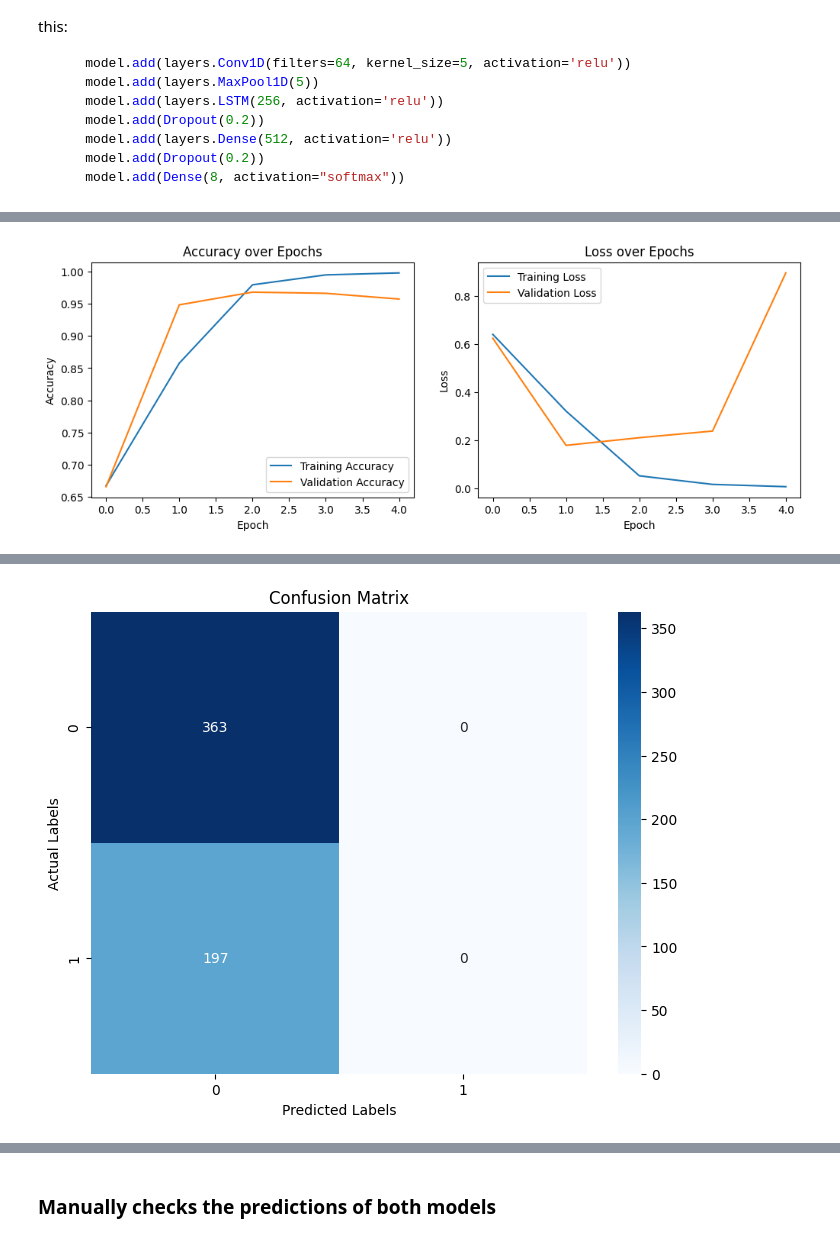
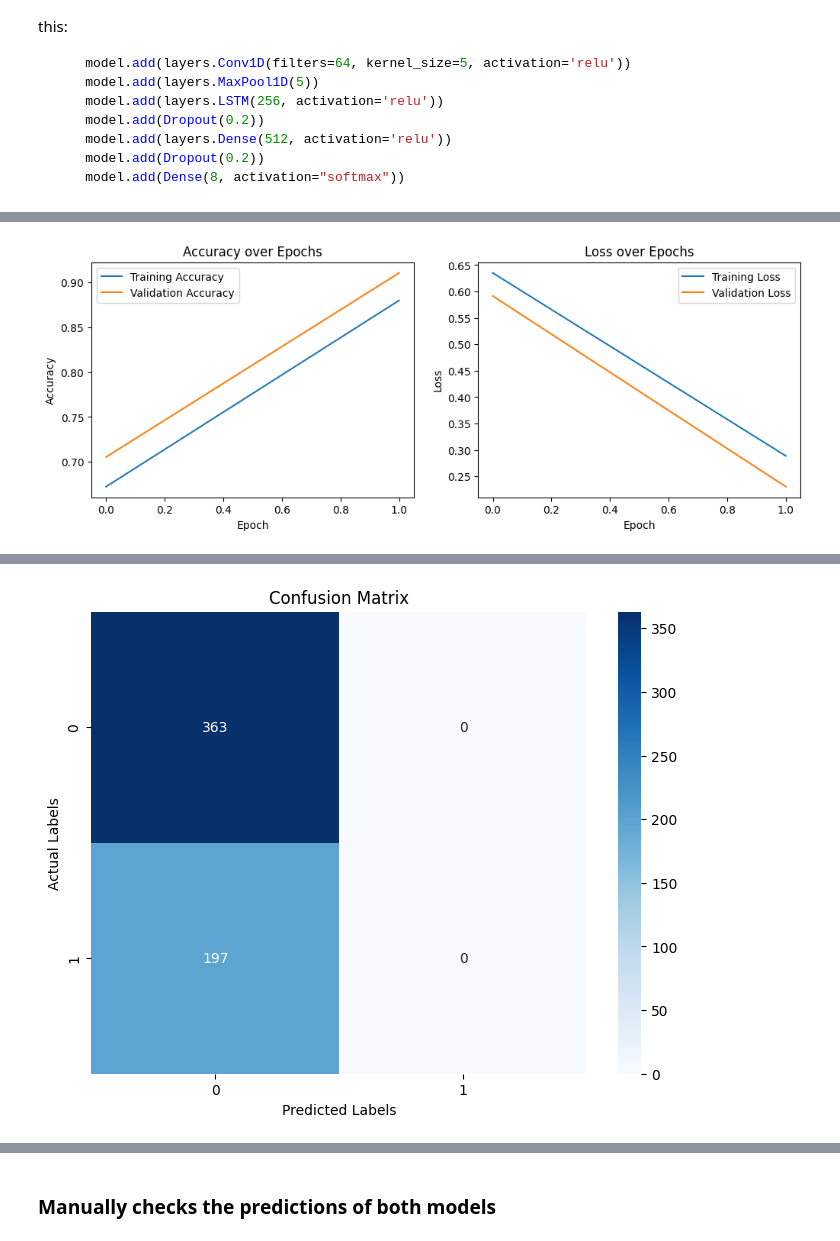
Before and after one commit to Danneftw1/Deep-Learning, a Jupyter notebook: Projekt/projekt.ipynb, the cells around one changed output, grey strips where cells are left out. Cells and saved outputs as stored; diff of their text form; code cells hidden in the pictures.

```diff
--- a/Projekt/projekt.ipynb
+++ b/Projekt/projekt.ipynb
@@ -657,0 +635,37 @@ _________________________________________________________________
+# %%
+def build_binary_model(hp):
+    vocab_size = 2000
+    embedding_dim = hp.Int('embedding_dim', min_value=100, max_value=200, step=100)
+    max_length = 40
+
+    model = Sequential()
+    model.add(Embedding(vocab_size, embedding_dim, input_length=max_length))
+    model.add(Conv1D(filters=hp.Int('conv_filters', 32, 96, step=32),
+                     kernel_size=5,
+                     activation=hp.Choice('conv_activation', ['relu', 'tanh', 'sigmoid'])))
+    model.add(MaxPool1D(5))
+    model.add(LSTM(hp.Int('lstm_units', 128, 384, step=128), activation=hp.Choice('lstm_activation', ['relu', 'tanh', 'sigmoid'])))
+    model.add(Dropout(hp.Float('dropout_1', min_value=0.2, max_value=0.4, step=0.2)))
+    model.add(Dense(hp.Int('dense_units', 128, 384, step=128), activation=hp.Choice('dense_activation', ['relu', 'tanh', 'sigmoid'])))
+    model.add(Dropout(hp.Float('dropout_2', min_value=0.2, max_value=0.4, step=0.2)))
+    model.add(Dense(1, activation="sigmoid"))
+
+    model.compile(optimizer='adam', loss='binary_crossentropy', metrics=['accuracy'])
+    return model
+
+# Set up Hyperband tuner
+tuner = kt.Hyperband(
+    build_binary_model,
+    objective='val_accuracy',
+    max_epochs=10,
+    hyperband_iterations=2,
+    directory='hyperband',
+    project_name='binary_classification',
+    max_trials=5  # Correct place for max_trials
+)
+
+# Start the hyperparameter search
+tuner.search(X_train_padded, y_train, epochs=10, validation_data=(X_val_padded, y_val))
+
+# Retrieve the best model after the search is completed
+binary_model = tuner.get_best_models(num_models=1)[0]
@@ -729,5 +745,5 @@ def model_fit_and_plot_val_train(
     print(f"- Val Loss: {val_loss:.4f}")
     print(f"- Test Loss: {test_loss:.4f}")
 
-model_fit_and_plot_val_train(model=binary_model, epochs=50, es=False)
+model_fit_and_plot_val_train(model=binary_model, epochs=2, es=False)
 # %% [output]
@@ -744 +754 @@ Epoch 5/5
-[figure, old version]
+[figure, new version]
```
Also changed, not shown: parts of 24 cells of this notebook, 5 other files.
